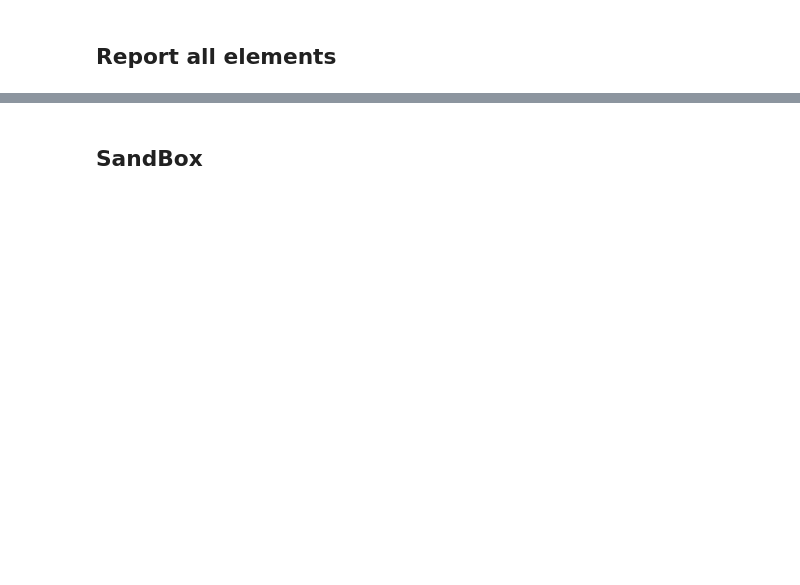
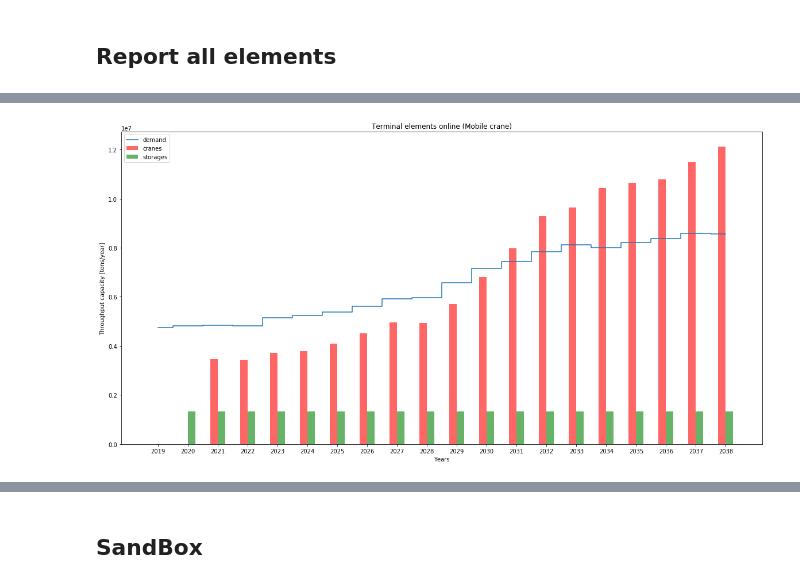
Before and after one commit to TUDelft-CITG/OpenTISim, a Jupyter notebook: notebooks/Example 01 - Basic example of terminal development.ipynb, the cells around one changed output, grey strips where cells are left out. Drawn from its saved outputs; the diff is of its cells as text; code cells hidden in the pictures; blank space fills up the shorter version.

```diff
--- a/notebooks/Example 01 - Basic example of terminal development.ipynb
+++ b/notebooks/Example 01 - Basic example of terminal development.ipynb
@@ -71,3 +102,7 @@ Terminal.terminal_elements_plot()
+# %%
+Terminal.terminal_capacity_plot()
+# %% [output]
+[figure, added]
 # %%
 Terminal.cashflow_plot()
 # %% [output]
```
Also changed, not shown: parts of 9 cells of this notebook, 1 other file.
